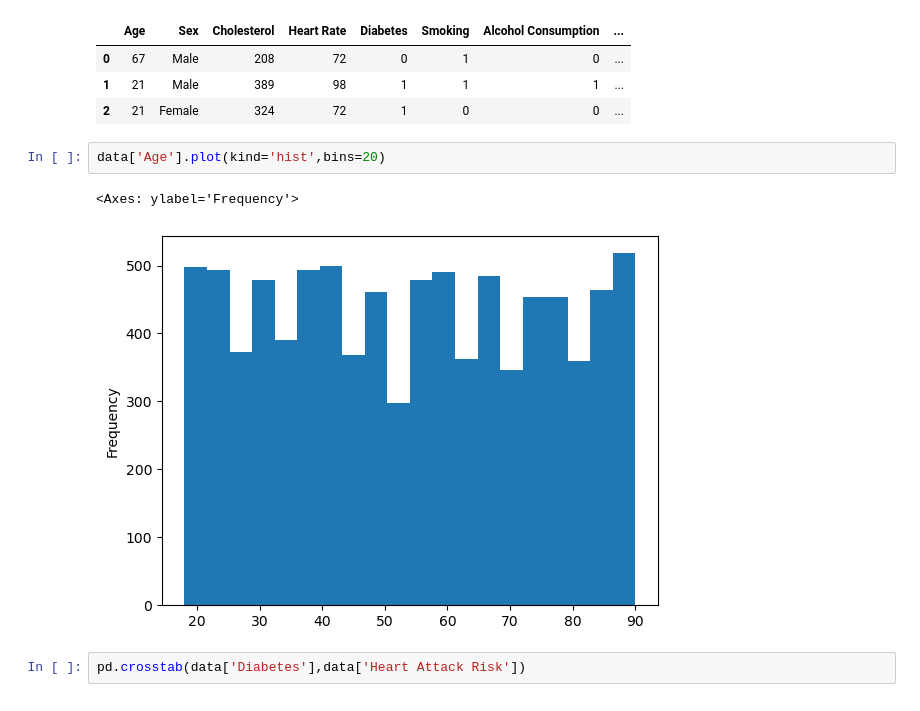
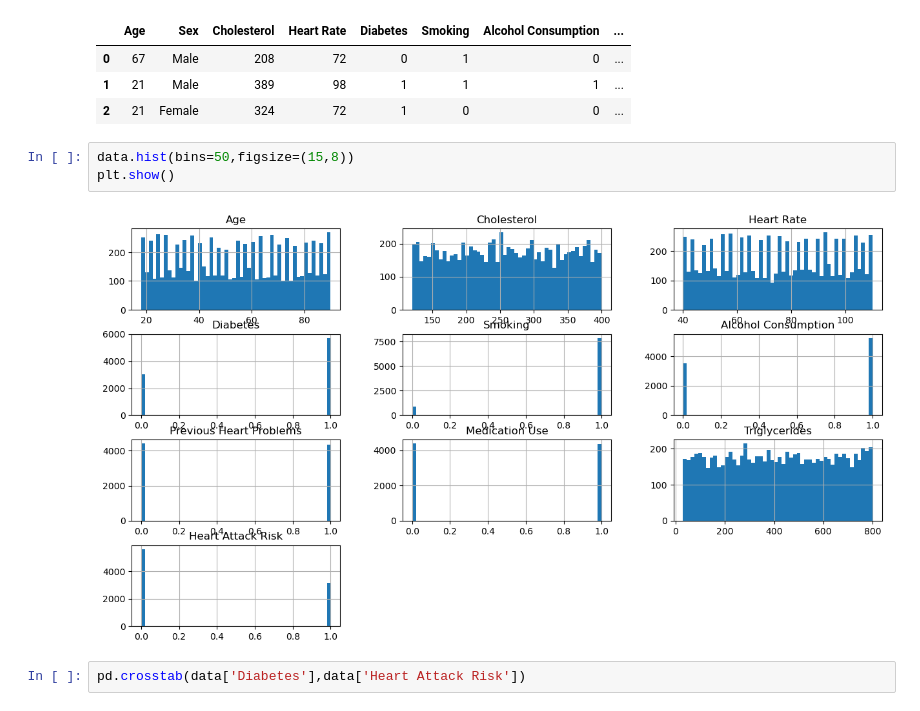
Before and after one commit to DipeshDhote/hra_prediction, a Jupyter notebook: notebooks/eda.ipynb, the cells around one changed output. Drawn from its saved outputs; the diff is of its cells as text.

```diff
--- a/notebooks/eda.ipynb
+++ b/notebooks/eda.ipynb
@@ -63,11 +77,11 @@ data.head(3)
 | 0 | 67 | Male | 208 | 72 | 0 | 1 | 0 | ... |
 | 1 | 21 | Male | 389 | 98 | 1 | 1 | 1 | ... |
 | 2 | 21 | Female | 324 | 72 | 1 | 0 | 0 | ... |
-# %%
-data['Age'].plot(kind='hist',bins=20)
-# %% [output]
-<Axes: ylabel='Frequency'>
-[figure, removed]
+# %%
+data.hist(bins=50,figsize=(15,8))
+plt.show()
+# %% [output]
+[figure, added]
 # %%
 pd.crosstab(data['Diabetes'],data['Heart Attack Risk'])
 # %% [output]
```
Also changed, not shown: parts of 5 cells of this notebook, 12 other files.
